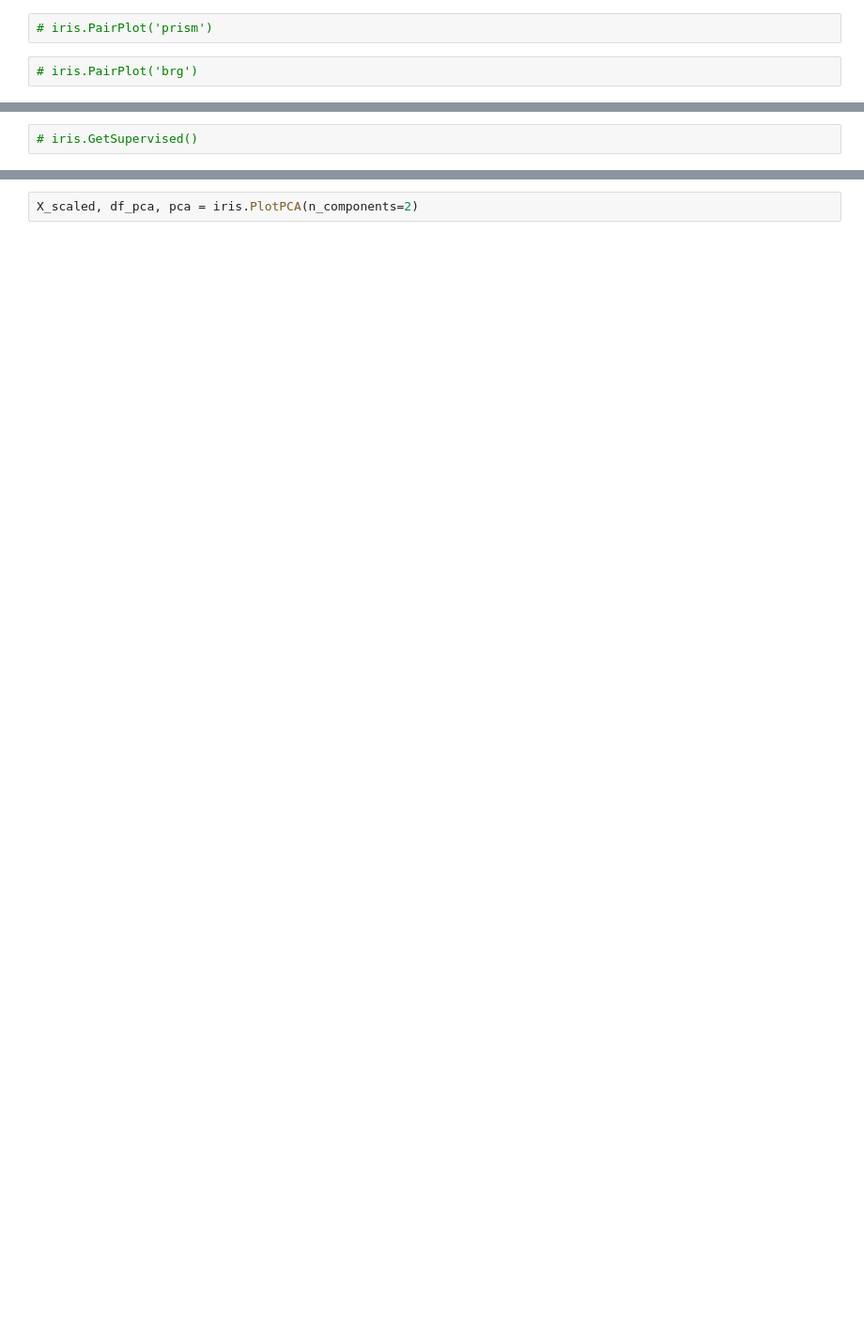
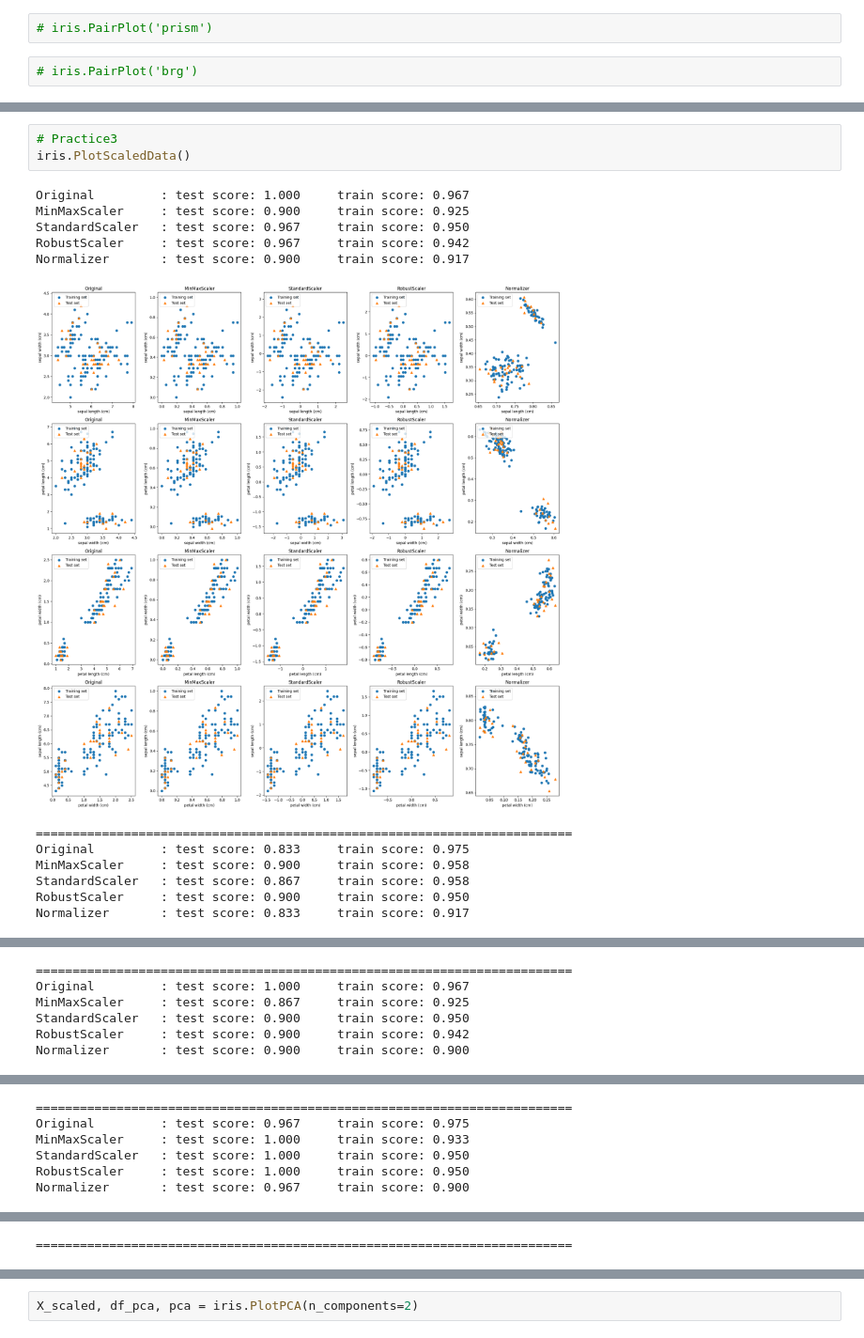
Before and after one commit to kanta-program-account/AnalyzeIris, a Jupyter notebook: Analyzeiris.ipynb, the cells around one changed output, grey strips where cells are left out. Shown at 94% size. Saved outputs shown, nothing was run; the diff lists cells and outputs as text; blank space fills up the shorter version.

```diff
--- a/Analyzeiris.ipynb
+++ b/Analyzeiris.ipynb
@@ -17,2 +75,16 @@ iris = AnalyzeIris()
 # %%
-# iris.GetSupervised()
+# Practice3
+iris.PlotScaledData()
+# %% [output]
+Original         : test score: 1.000     train score: 0.967
+MinMaxScaler     : test score: 0.900     train score: 0.925
+StandardScaler   : test score: 0.967     train score: 0.950
+RobustScaler     : test score: 0.967     train score: 0.942
+Normalizer       : test score: 0.900     train score: 0.917
+[figure, added]
+=========================================================================
+Original         : test score: 0.833     train score: 0.975
+MinMaxScaler     : test score: 0.900     train score: 0.958
+StandardScaler   : test score: 0.867     train score: 0.958
+RobustScaler     : test score: 0.900     train score: 0.950
+Normalizer       : test score: 0.833     train score: 0.917
@@ -18,0 +92,6 @@ iris = AnalyzeIris()
+=========================================================================
+Original         : test score: 1.000     train score: 0.967
+MinMaxScaler     : test score: 0.867     train score: 0.925
+StandardScaler   : test score: 0.900     train score: 0.950
+RobustScaler     : test score: 0.900     train score: 0.942
+Normalizer       : test score: 0.900     train score: 0.900
@@ -18,0 +99,6 @@ iris = AnalyzeIris()
+=========================================================================
+Original         : test score: 0.967     train score: 0.975
+MinMaxScaler     : test score: 1.000     train score: 0.933
+StandardScaler   : test score: 1.000     train score: 0.950
+RobustScaler     : test score: 1.000     train score: 0.950
+Normalizer       : test score: 0.967     train score: 0.900
@@ -18,0 +113 @@ iris = AnalyzeIris()
+=========================================================================
```
Also changed, not shown: parts of 19 cells of this notebook, 2 other files.
